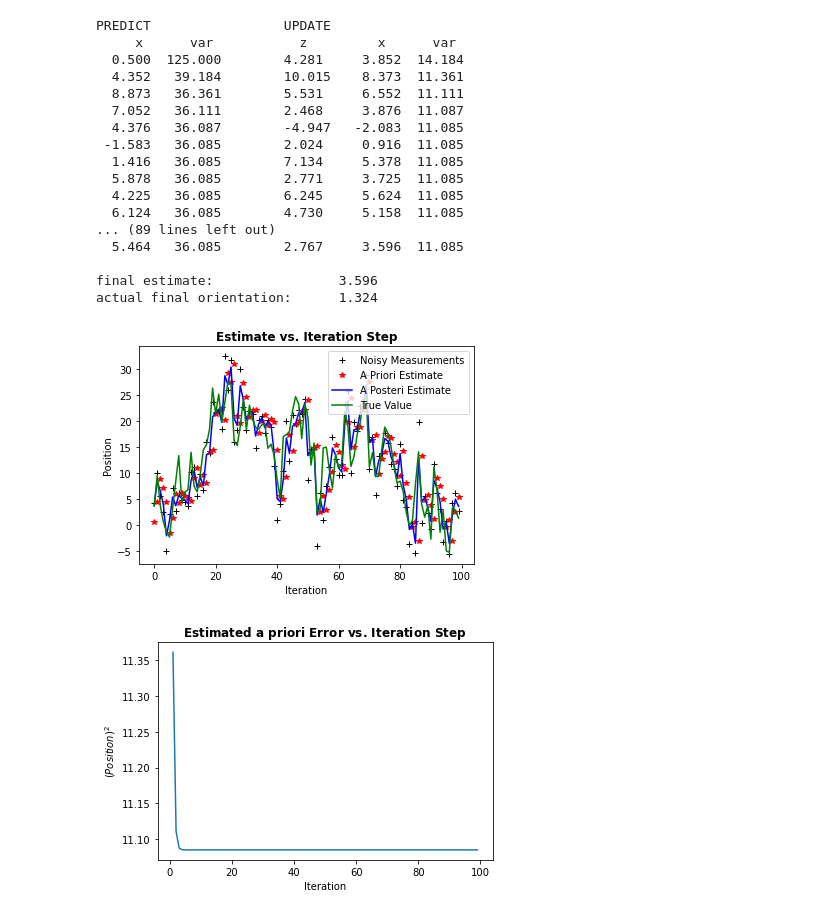
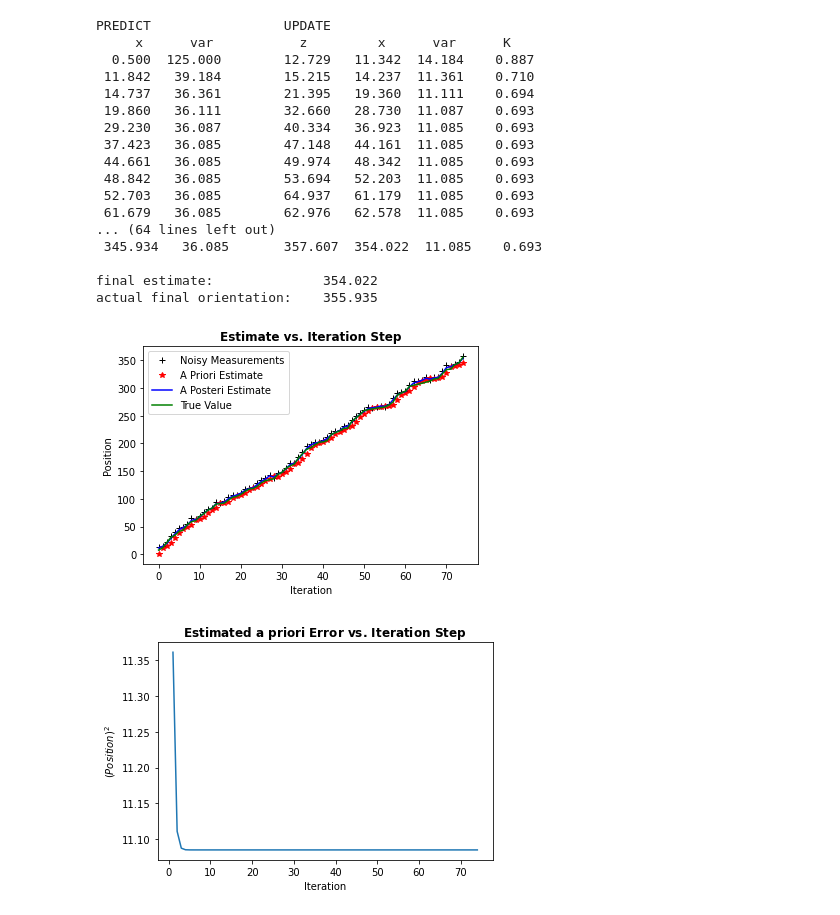
Before and after one commit to jmattic/KalmanFilter, a Jupyter notebook: 1DHandCodeEXCLAIM.ipynb, the cells around one changed output. Saved outputs shown, nothing was run; the diff lists cells and outputs as text; code cells hidden in the pictures.

```diff
--- a/1DHandCodeEXCLAIM.ipynb
+++ b/1DHandCodeEXCLAIM.ipynb
@@ -17,12 +17,12 @@ from collections import namedtuple
 gaussian = namedtuple('Gaussian', ['mean', 'var'])
 gaussian.__repr__ = lambda s: '𝒩(μ={:.3f}, 𝜎²={:.3f})'.format(s[0], s[1])
 
-def print_gh(predict, update, z):
+def print_gh(predict, update, z, scale):
     predict_template = '{: 7.3f} {: 8.3f}'
-    update_template = '{:.3f}\t{: 7.3f} {: 7.3f}'
+    update_template = '{:.3f}\t{: 7.3f} {: 7.3f}    {:.3f}'
 
     print(predict_template.format(predict[0], predict[1]),end='\t')
-    print(update_template.format(z, update[0], update[1]))
+    print(update_template.format(z, update[0], update[1], scale))
 
 def predict(posterior, movement): #inputed as gaussians
     x, P = posterior # mean and variance of posterior
@@ -31,7 +31,7 @@ def predict(posterior, movement): #inputed as gaussians
     P = P + Q
     return gaussian(x, P)
 
-def update(prior, measurement): #inputed as gaussians
+def update(prior, measurement, check=0): #inputed as gaussians
     x, P = prior        # mean and variance of prior
     z, R = measurement  # mean and variance of measurement
 
@@ -40,7 +40,11 @@ def update(prior, measurement): #inputed as gaussians
 
     x = x + K*y      # posterior
     P = (1 - K) * P  # posterior variance
-    return gaussian(x, P)
+
+    if check==0:
+        return gaussian(x, P)
+    else:
+        return K
 # %%
 class PayloadSimulation(object):
     def __init__(self, x0=0, angular_velocity=1,
@@ -58,12 +62,12 @@ class PayloadSimulation(object):
 
     def move(self, dt=1.0):
         """Compute new orientation of the payload in dt seconds."""
-        dx = self.angular_velocity + randn()*self.process_std
+        dx = self.angular_velocity + abs(randn()*self.process_std)
         self.x += dx * dt
 
     def sense_position(self):
         """ Returns measurement of new orientation in degrees."""
-        measurement = self.x + randn()*self.meas_std
+        measurement = self.x + abs(randn()*self.meas_std)
         return measurement
 
     def move_and_sense(self):
@@ -81,7 +85,7 @@ sensor_var = 16. # variance in the sensor
 x = gaussian(0., 100.)  # payload's orientation in deg
 angular_velocity = 0.5 # angular velocity in deg/s
 dt = 1 # time step in seconds
-n_iter = 100 # Number of measurements that the sensor will take
+n_iter = 75 # Number of measurements that the sensor will take
 
 #-----------USER INPUT ENDS--------------------------------
 
@@ -127,49 +131,50 @@ def plotstuff():
     #plt.setp(plt.gca(),'ylim',[0,.01])
     plt.show()
 
 x1 = np.zeros(n_iter)
 #x2 = np.zeros(n_iter)
 Pminus = np.zeros(n_iter)
 xhat = np.zeros(n_iter)
 counter = 0
 if printcase == 1:
     print('PREDICT\t\t\tUPDATE')
-    print('     x      var\t\t  z\t    x      var')
+    print('     x      var\t\t  z\t    x      var\t    K')
 # perform Kalman filter on measurement z
 for z in zs:
     prior = predict(x, process_model)
     x1[counter] = prior.mean
     likelihood = gaussian(z, sensor_var)
     x = update(prior, likelihood)
+    K1 = update(prior, likelihood, check=1)
     xhat[counter] = x.mean
     Pminus[counter] = x.var
     counter = counter + 1
     if printcase == 1:
-        print_gh(prior, x, z)
+        print_gh(prior, x, z, K1)
 
 if printcase == 1:
     print()
     print('final estimate:           {:10.3f}'.format(x.mean))
     print('actual final orientation: {:10.3f}'.format(payload.x))
 if plotcase == 1:
     plotstuff()
 # %% [output]
 PREDICT                 UPDATE
-     x      var           z         x      var
-  0.500  125.000        4.281     3.852  14.184
-  4.352   39.184        10.015    8.373  11.361
-  8.873   36.361        5.531     6.552  11.111
-  7.052   36.111        2.468     3.876  11.087
-  4.376   36.087        -4.947   -2.083  11.085
- -1.583   36.085        2.024     0.916  11.085
-  1.416   36.085        7.134     5.378  11.085
-  5.878   36.085        2.771     3.725  11.085
-  4.225   36.085        6.245     5.624  11.085
-  6.124   36.085        4.730     5.158  11.085
-... (89 lines left out)
-  5.464   36.085        2.767     3.596  11.085
+     x      var           z         x      var      K
+  0.500  125.000        12.729   11.342  14.184    0.887
+ 11.842   39.184        15.215   14.237  11.361    0.710
+ 14.737   36.361        21.395   19.360  11.111    0.694
+ 19.860   36.111        32.660   28.730  11.087    0.693
+ 29.230   36.087        40.334   36.923  11.085    0.693
+ 37.423   36.085        47.148   44.161  11.085    0.693
+ 44.661   36.085        49.974   48.342  11.085    0.693
+ 48.842   36.085        53.694   52.203  11.085    0.693
+ 52.703   36.085        64.937   61.179  11.085    0.693
+ 61.679   36.085        62.976   62.578  11.085    0.693
+... (64 lines left out)
+ 345.934   36.085       357.607  354.022  11.085    0.693
 
-final estimate:                3.596
-actual final orientation:      1.324
+final estimate:              354.022
+actual final orientation:    355.935
-[figure, old version]
+[figure, new version]
-[figure, old version]
+[figure, new version]
```
